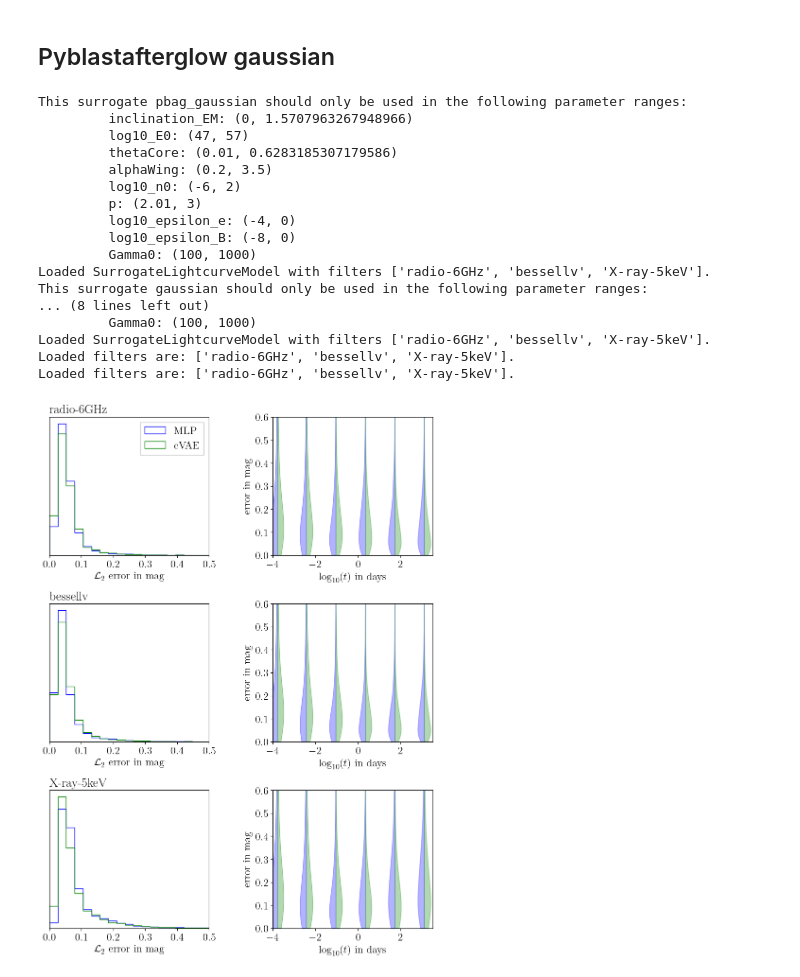
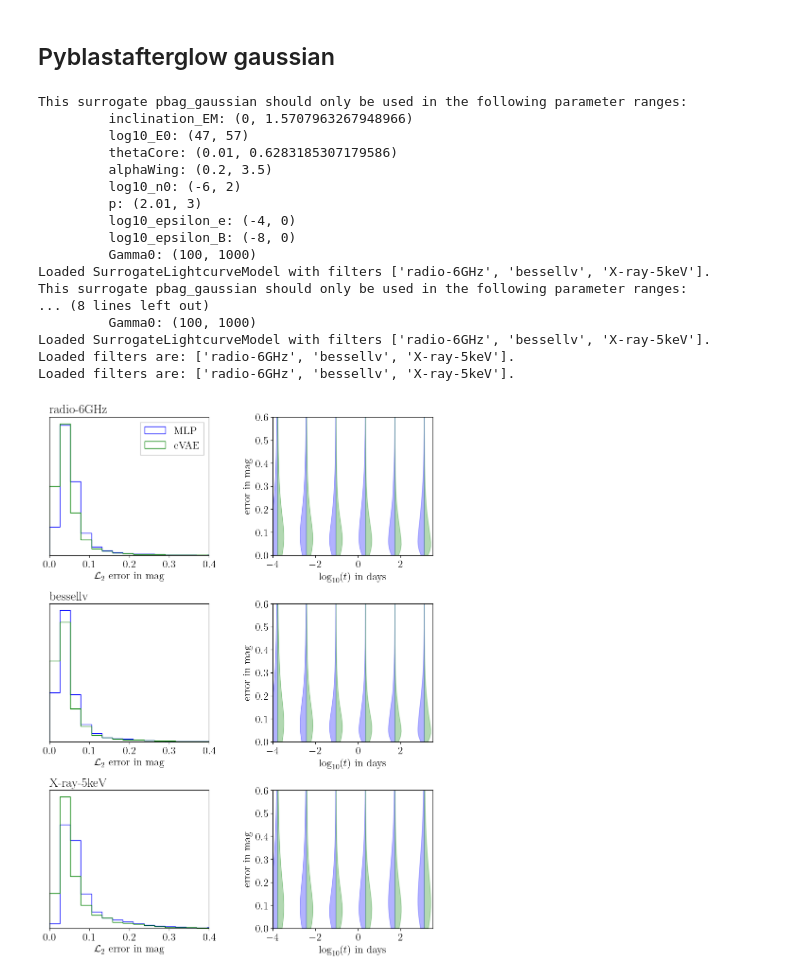
Before and after one commit to nuclear-multimessenger-astronomy/paper_fiesta, a Jupyter notebook: src/paper_fiesta/benchmarking/benchmark_plots.ipynb, the cells around one changed output. Cells and saved outputs as stored; diff of their text form; code cells hidden in the pictures.

Commit message:
New benchmark plots for surrogates

```diff
--- a/src/paper_fiesta/benchmarking/benchmark_plots.ipynb
+++ b/src/paper_fiesta/benchmarking/benchmark_plots.ipynb
@@ -28,12 +28,12 @@ model2 = AfterglowFlux("afgpy_tophat",
 
 benchmarker1 = Benchmarker(
                     model = model1,
-                    data_file = "/work/koehn1/fiesta/fiesta/surrogates/GRB/training_data/afterglowpy_tophat_raw_data.h5",
+                    data_file = "/home/aya/work/hkoehn/fiesta/fiesta/surrogates/GRB/training_data/afterglowpy_tophat_raw_data.h5",
                     metric_name = "L2"
                     )
 
 benchmarker2 = Benchmarker(
                     model = model2,
-                    data_file = "/work/koehn1/fiesta/fiesta/surrogates/GRB/training_data/afterglowpy_tophat_raw_data.h5",
+                    data_file = "/home/aya/work/hkoehn/fiesta/fiesta/surrogates/GRB/training_data/afterglowpy_tophat_raw_data.h5",
                     metric_name = "L2"
                     )
@@ -88,13 +111,13 @@ model2 = AfterglowFlux("afgpy_gaussian",
 
 benchmarker1 = Benchmarker(
                     model = model1,
-                    data_file = "/work/koehn1/fiesta/fiesta/surrogates/GRB/training_data/afterglowpy_gaussian_raw_data.h5",
+                    data_file = "/home/aya/work/hkoehn/fiesta/fiesta/surrogates/GRB/training_data/afterglowpy_gaussian_raw_data.h5",
                     metric_name = "L2"
                     )
 
 benchmarker2 = Benchmarker(
                     model = model2,
-                    data_file = "/work/koehn1/fiesta/fiesta/surrogates/GRB/training_data/afterglowpy_gaussian_raw_data.h5",
+                    data_file = "/home/aya/work/hkoehn/fiesta/fiesta/surrogates/GRB/training_data/afterglowpy_gaussian_raw_data.h5",
                     metric_name = "L2"
                     )
 # %% [output]
@@ -125,7 +148,7 @@ for filter, cax in zip(FILTERS, ax[:,0]):
     cax.hist(benchmarker2.error[filter], color = "green", histtype = "step", bins = np.linspace(0, 0.3, 20), density = True, label = "cVAE")
     cax.set_yticks([])
     cax.set_xlabel("$\mathcal{L}_2$ error in mag")
-    cax.set_xlim((0,0.2))
+    cax.set_xlim((0,0.4))
     cax.set_title(filter, loc = "left")
 
 for filter, cax in zip(FILTERS, ax[:,1]):
@@ -183,20 +202,20 @@ model1 = AfterglowFlux("pbag_gaussian",
                         "../surrogates/pbag_gaussian_MLP/",
                         filters = FILTERS)
 
-model2 = AfterglowFlux("gaussian",
+model2 = AfterglowFlux("pbag_gaussian",
                         "../surrogates/pbag_gaussian_CVAE/",
                         filters = FILTERS)
 
 
 benchmarker1 = Benchmarker(
                     model = model1,
-                    data_file = "/home/aya/work/hkoehn/fiesta/fiesta/flux_models/pyblastafterglow_gaussian/model/pyblastafterglow_raw_data.h5",
+                    data_file = "/home/aya/work/hkoehn/fiesta/fiesta/surrogates/GRB/training_data/pyblastafterglow_gaussian_raw_data.h5",
                     metric_name = "L2"
                     )
 
 benchmarker2 = Benchmarker(
                     model = model2,
-                    data_file = "/home/aya/work/hkoehn/fiesta/fiesta/flux_models/pyblastafterglow_gaussian/model/pyblastafterglow_raw_data.h5",
+                    data_file = "/home/aya/work/hkoehn/fiesta/fiesta/surrogates/GRB/training_data/pyblastafterglow_gaussian_raw_data.h5",
                     metric_name = "L2"
                     )
 # %% [output]
@@ -211,7 +230,7 @@ This surrogate pbag_gaussian should only be used in the following parameter rang
          log10_epsilon_B: (-8, 0)
          Gamma0: (100, 1000)
 Loaded SurrogateLightcurveModel with filters ['radio-6GHz', 'bessellv', 'X-ray-5keV'].
-This surrogate gaussian should only be used in the following parameter ranges:
+This surrogate pbag_gaussian should only be used in the following parameter ranges:
 ... (8 lines left out)
          Gamma0: (100, 1000)
 Loaded SurrogateLightcurveModel with filters ['radio-6GHz', 'bessellv', 'X-ray-5keV'].
@@ -224,32 +243,32 @@ fig.subplots_adjust(wspace = 0.4, hspace =0.35, bottom = 0.05, top = 0.95, left
 for filter, cax in zip(FILTERS, ax[:,0]):
 
     cax.hist(benchmarker1.error[filter], color = "blue", histtype = "step", bins = np.linspace(0, 0.5, 20), density = True, label = "MLP")
     cax.hist(benchmarker2.error[filter], color = "green", histtype = "step", bins = np.linspace(0, 0.5, 20), density = True, label = "cVAE")
     cax.set_yticks([])
     cax.set_xlabel("$\mathcal{L}_2$ error in mag")
-    cax.set_xlim((0,0.5))
+    cax.set_xlim((0,0.4))
     cax.set_title(filter, loc = "left")
 
 for filter, cax in zip(FILTERS, ax[:,1]):
     error = np.abs(benchmarker1.pred_mag[filter] - benchmarker1.test_mag[filter])
     error[np.isinf(error) | np.isnan(error)] = 0.
     indices = np.linspace(10, len(model1.times)-10, 6).astype(int)
     parts1 = cax.violinplot(error[:, indices], positions=np.log10(model1.times[indices]), widths=0.6, side="low", showextrema=False, points=500)
     for pc in parts1["bodies"]:
         pc.set_facecolor("blue")
         pc.set_edgecolor("blue")
 
     error = np.abs(benchmarker2.pred_mag[filter] - benchmarker2.test_mag[filter])
     error[np.isinf(error) | np.isnan(error)] = 0.
     indices = np.linspace(10, len(model2.times)-10, 6).astype(int)
     parts2 = cax.violinplot(error[:, indices], positions=np.log10(model2.times[indices]), widths=0.6, side="high", showextrema=False, points=500)
     for pc in parts2["bodies"]:
         pc.set_facecolor("green")
         pc.set_edgecolor("green")
 
     cax.set(xlabel = "$\\log_{10}(t)$ in days", ylabel = "error in mag", xscale = "linear", xlim = (-4., 3.5), ylim = (0,0.6))
 
 ax[0,0].legend(fancybox=False, framealpha=1, fontsize = 16)
 fig.savefig("./benchmark_pbag_gaussian.pdf", dpi =300)
 # %% [output]
-[figure, old version]
+[figure, new version]
```
Also changed, not shown: parts of 4 cells of this notebook, 20 other files.
